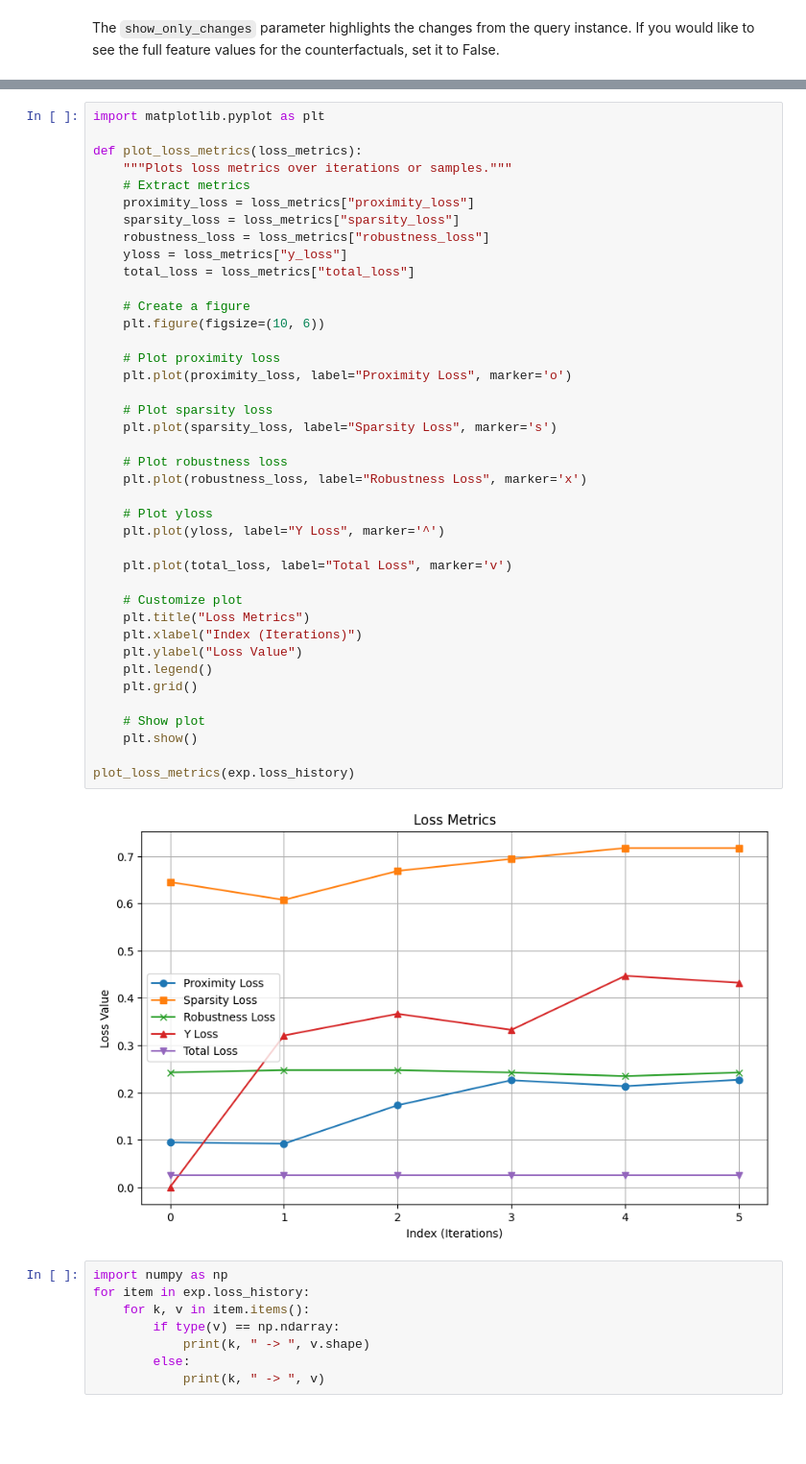
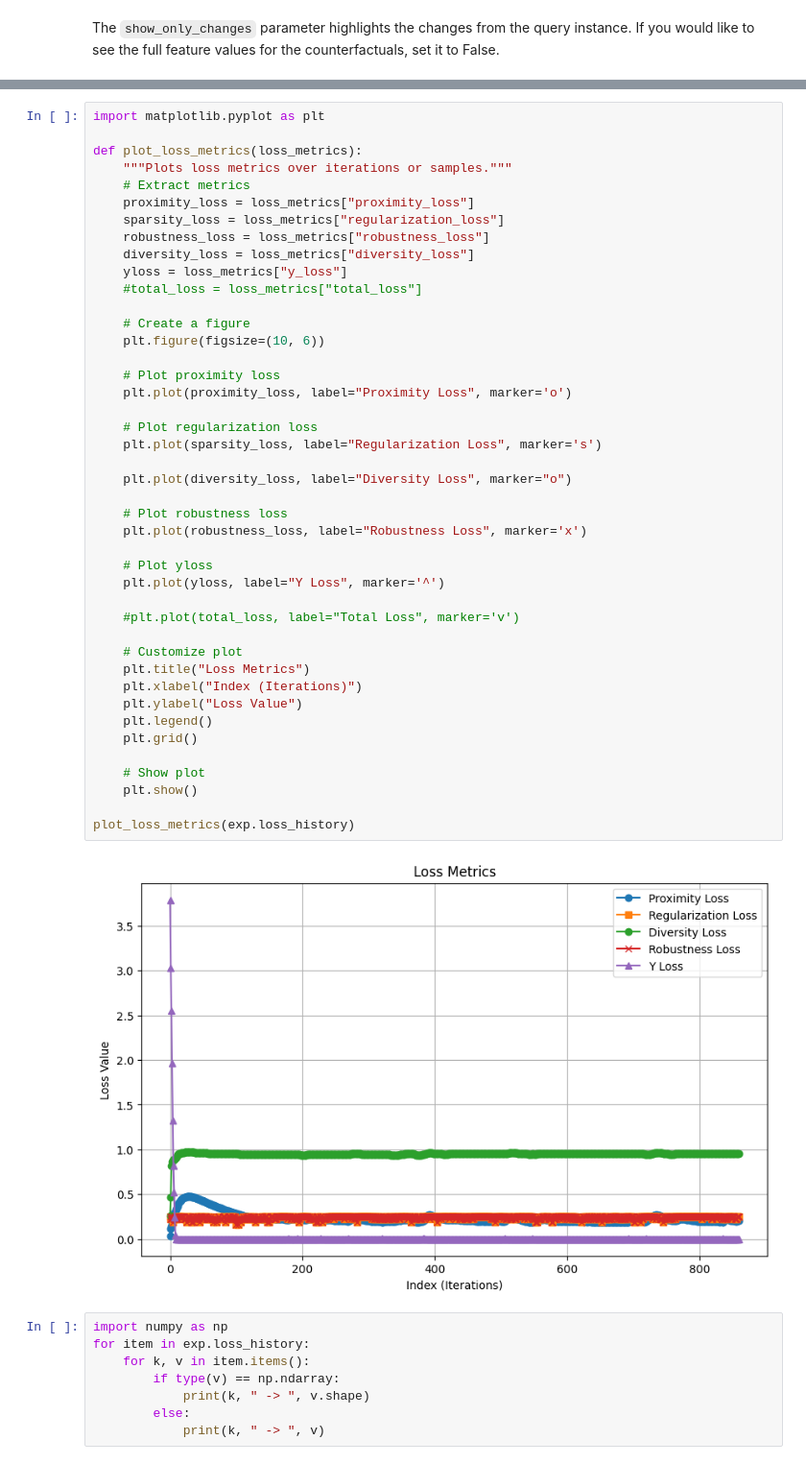
Before and after one commit to Dice-Extended/dice-x, a Jupyter notebook: docs/source/notebooks/DiCE_getting_started.ipynb, the cells around one changed output, grey strips where cells are left out. Shown: that part at 96% size. Cells and saved outputs as stored; diff of their text form; blank space fills up the shorter version.

```diff
--- a/docs/source/notebooks/DiCE_getting_started.ipynb
+++ b/docs/source/notebooks/DiCE_getting_started.ipynb
@@ -201,41 +248,44 @@ def plot_loss_metrics(loss_metrics):
     """Plots loss metrics over iterations or samples."""
     # Extract metrics
     proximity_loss = loss_metrics["proximity_loss"]
-    sparsity_loss = loss_metrics["sparsity_loss"]
+    sparsity_loss = loss_metrics["regularization_loss"]
     robustness_loss = loss_metrics["robustness_loss"]
+    diversity_loss = loss_metrics["diversity_loss"]
     yloss = loss_metrics["y_loss"]
-    total_loss = loss_metrics["total_loss"]
+    #total_loss = loss_metrics["total_loss"]
 
     # Create a figure
     plt.figure(figsize=(10, 6))
 
     # Plot proximity loss
     plt.plot(proximity_loss, label="Proximity Loss", marker='o')
 
-    # Plot sparsity loss
-    plt.plot(sparsity_loss, label="Sparsity Loss", marker='s')
+    # Plot regularization loss
+    plt.plot(sparsity_loss, label="Regularization Loss", marker='s')
+
+    plt.plot(diversity_loss, label="Diversity Loss", marker="o")
 
     # Plot robustness loss
     plt.plot(robustness_loss, label="Robustness Loss", marker='x')
 
     # Plot yloss
     plt.plot(yloss, label="Y Loss", marker='^')
 
-    plt.plot(total_loss, label="Total Loss", marker='v')
+    #plt.plot(total_loss, label="Total Loss", marker='v')
 
     # Customize plot
     plt.title("Loss Metrics")
     plt.xlabel("Index (Iterations)")
     plt.ylabel("Loss Value")
     plt.legend()
     plt.grid()
 
     # Show plot
     plt.show()
 
 plot_loss_metrics(exp.loss_history)
 # %% [output]
-[figure, old version]
+[figure, new version]
 # %%
 import numpy as np
 for item in exp.loss_history:
```
Also changed, not shown: parts of 8 cells of this notebook, 29 other files.
